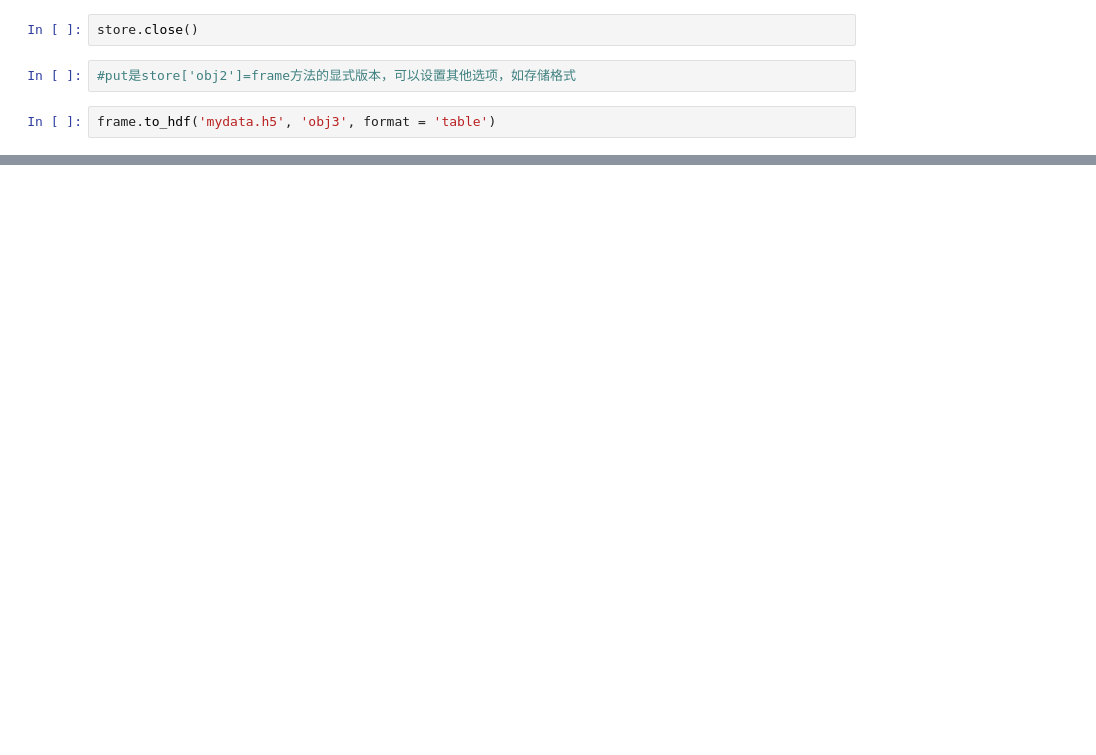
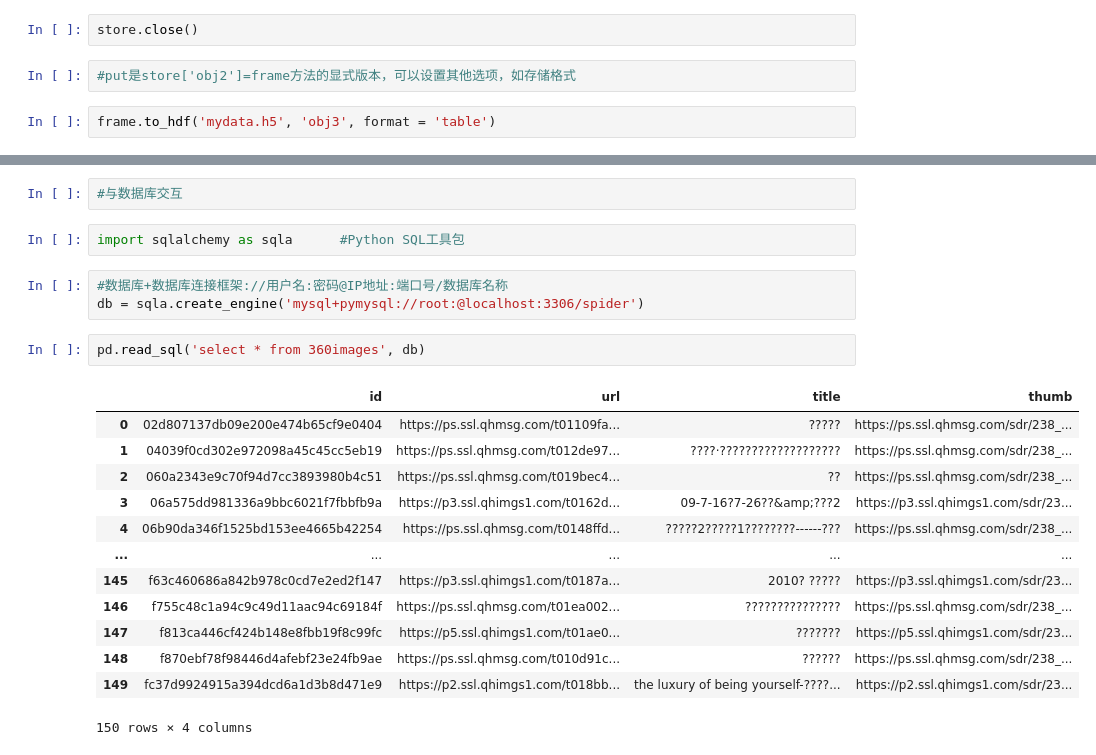
Before and after one commit to BigOrange128/PythonData-Book, a Jupyter notebook: 数据载入、存储及文件格式2.ipynb, the cells around one changed output, grey strips where cells are left out. Drawn from its saved outputs; the diff is of its cells as text; blank space fills up the shorter version.

```diff
--- a/数据载入、存储及文件格式2.ipynb
+++ b/数据载入、存储及文件格式2.ipynb
@@ -239,0 +311,23 @@ ValueError: The file 'mydata.h5' is already opened, but not in read-only mode (a
+# %%
+#与数据库交互
+# %%
+import sqlalchemy as sqla      #Python SQL工具包
+# %%
+#数据库+数据库连接框架://用户名:密码@IP地址:端口号/数据库名称
+db = sqla.create_engine('mysql+pymysql://root:@localhost:3306/spider')
+# %%
+pd.read_sql('select * from 360images', db)
+# %% [output]
+|  | id | url | title | thumb |
+| 0 | 02d807137db09e200e474b65cf9e0404 | https://ps.ssl.qhmsg.com/t01109fa... | ????? | https://ps.ssl.qhmsg.com/sdr/238_... |
+| 1 | 04039f0cd302e972098a45c45cc5eb19 | https://ps.ssl.qhmsg.com/t012de97... | ????·??????????????????? | https://ps.ssl.qhmsg.com/sdr/238_... |
+| 2 | 060a2343e9c70f94d7cc3893980b4c51 | https://ps.ssl.qhmsg.com/t019bec4... | ?? | https://ps.ssl.qhmsg.com/sdr/238_... |
+| 3 | 06a575dd981336a9bbc6021f7fbbfb9a | https://p3.ssl.qhimgs1.com/t0162d... | 09-7-16?7-26??&amp;???2 | https://p3.ssl.qhimgs1.com/sdr/23... |
+| 4 | 06b90da346f1525bd153ee4665b42254 | https://ps.ssl.qhmsg.com/t0148ffd... | ?????2?????1????????------??? | https://ps.ssl.qhmsg.com/sdr/238_... |
+| ... | ... | ... | ... | ... |
+| 145 | f63c460686a842b978c0cd7e2ed2f147 | https://p3.ssl.qhimgs1.com/t0187a... | 2010? ????? | https://p3.ssl.qhimgs1.com/sdr/23... |
+| 146 | f755c48c1a94c9c49d11aac94c69184f | https://ps.ssl.qhmsg.com/t01ea002... | ??????????????? | https://ps.ssl.qhmsg.com/sdr/238_... |
+| 147 | f813ca446cf424b148e8fbb19f8c99fc | https://p5.ssl.qhimgs1.com/t01ae0... | ??????? | https://p5.ssl.qhimgs1.com/sdr/23... |
+| 148 | f870ebf78f98446d4afebf23e24fb9ae | https://ps.ssl.qhmsg.com/t010d91c... | ?????? | https://ps.ssl.qhmsg.com/sdr/238_... |
+| 149 | fc37d9924915a394dcd6a1d3b8d471e9 | https://p2.ssl.qhimgs1.com/t018bb... | the luxury of being yourself-????... | https://p2.ssl.qhimgs1.com/sdr/23... |
+150 rows × 4 columns
```
Also changed, not shown: parts of 22 cells of this notebook.
